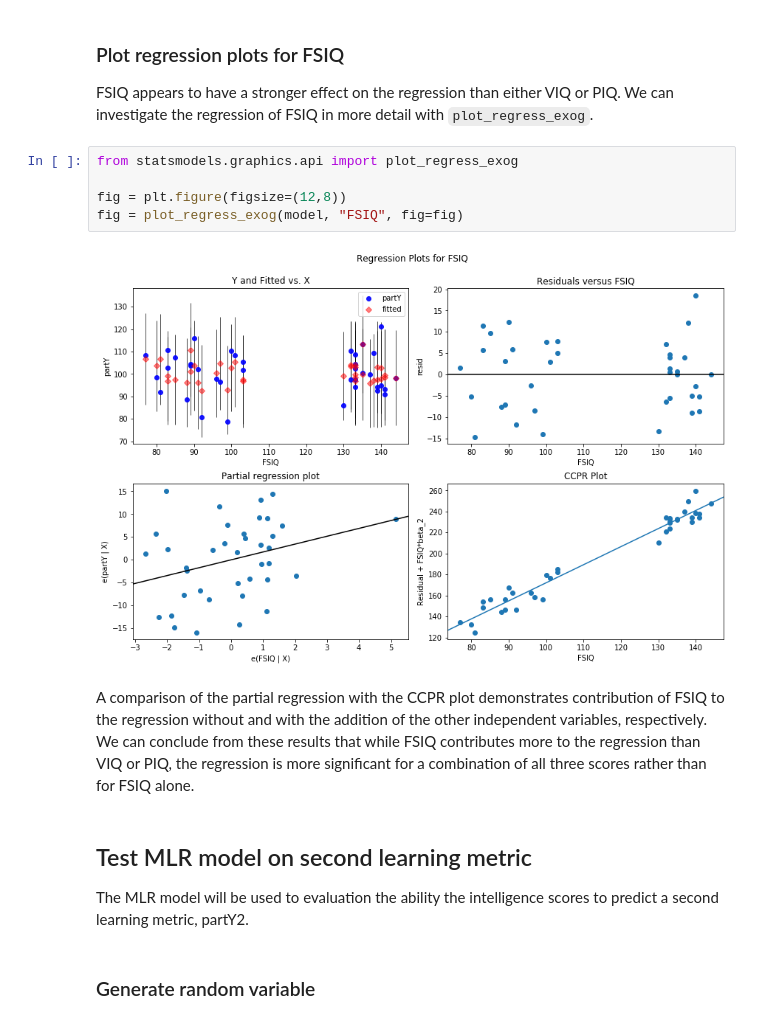
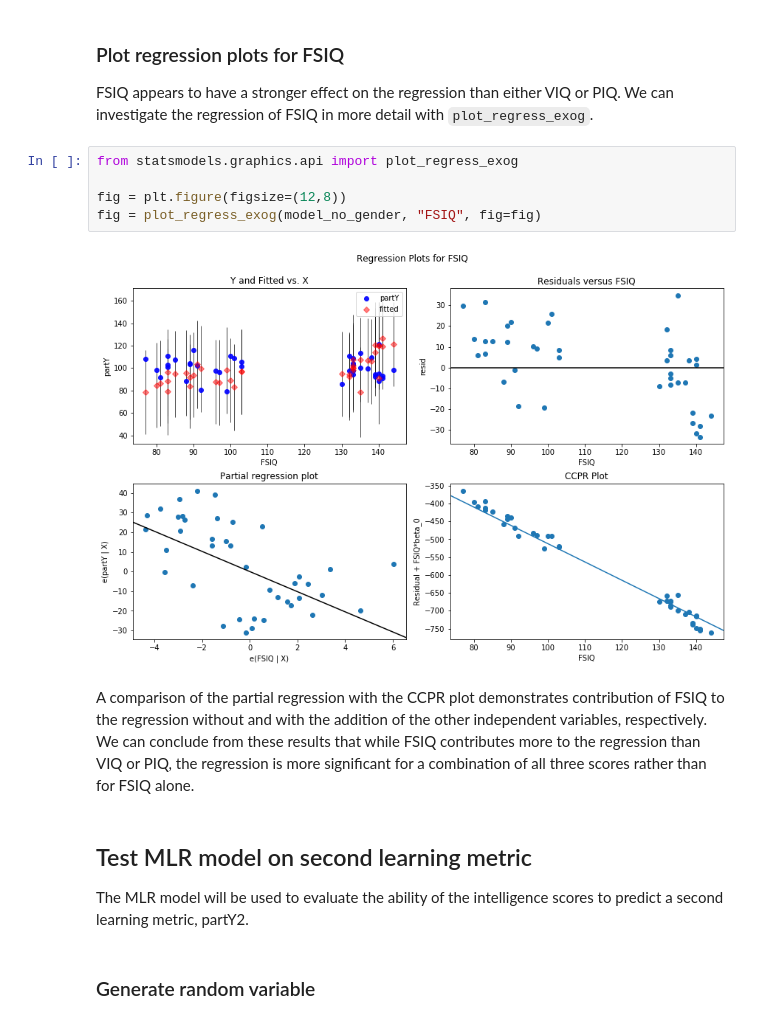
Before and after one commit to stephaniealley/Alley-S-QLSC612, a Jupyter notebook: Command_Files/myanalysis.ipynb, the cells around one changed output. Cells and saved outputs as stored; diff of their text form.

```diff
--- a/Command_Files/myanalysis.ipynb
+++ b/Command_Files/myanalysis.ipynb
@@ -257,15 +255,15 @@ FSIQ appears to have a stronger effect on the regression than either VIQ or PIQ.
 # %%
 from statsmodels.graphics.api import plot_regress_exog
 
 fig = plt.figure(figsize=(12,8))
-fig = plot_regress_exog(model, "FSIQ", fig=fig)
+fig = plot_regress_exog(model_no_gender, "FSIQ", fig=fig)
 # %% [output]
-[figure, old version]
+[figure, new version]
 # %% [markdown]
 A comparison of the partial regression with the CCPR plot demonstrates contribution of FSIQ to the regression without and with the addition of the other independent variables, respectively. We can conclude from these results that while FSIQ contributes more to the regression than VIQ or PIQ, the regression is more significant for a combination of all three scores rather than for FSIQ alone.
 # %% [markdown]
 ## Test MLR model on second learning metric
-The MLR model will be used to evaluation the ability the intelligence scores to predict a second learning metric, partY2.
+The MLR model will be used to evaluate the ability of the intelligence scores to predict a second learning metric, partY2.
 # %% [markdown]
 ### Generate random variable
 # %%
```
Also changed, not shown: parts of 15 cells of this notebook.
